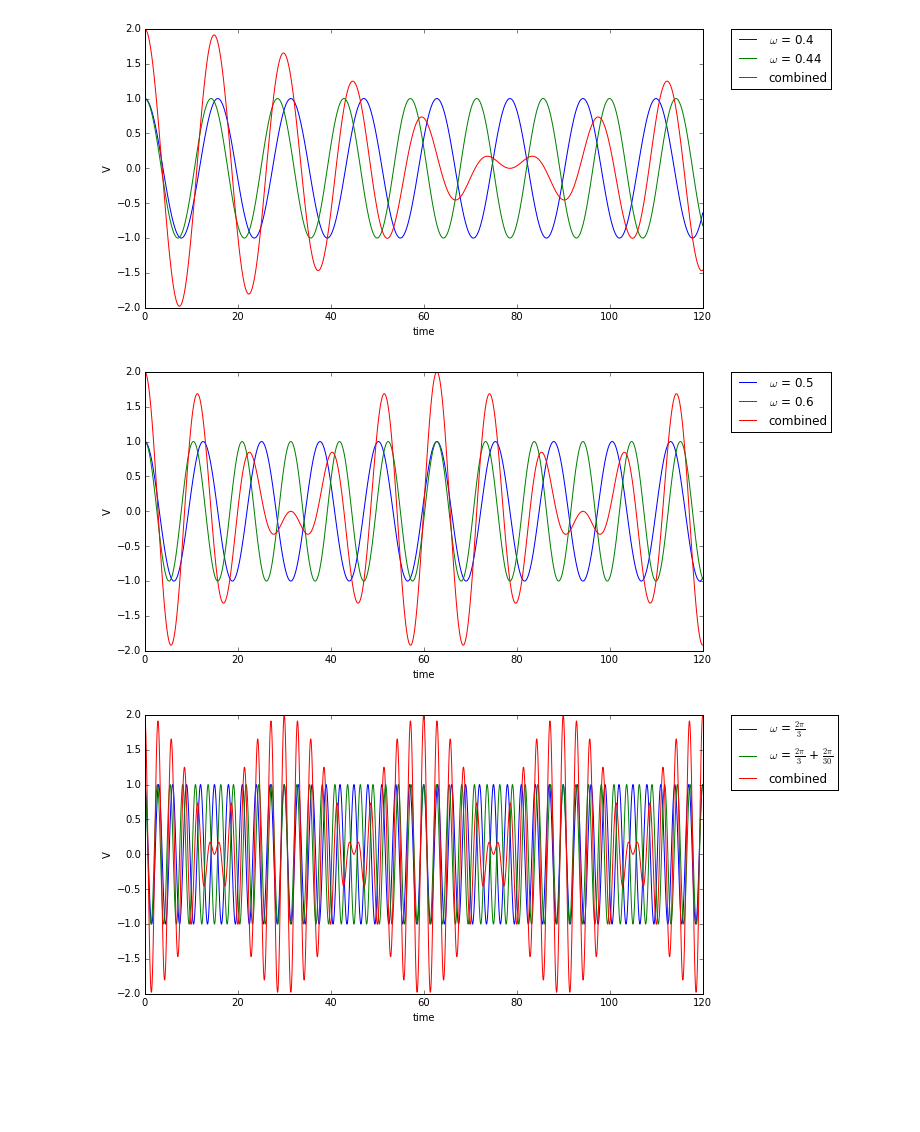
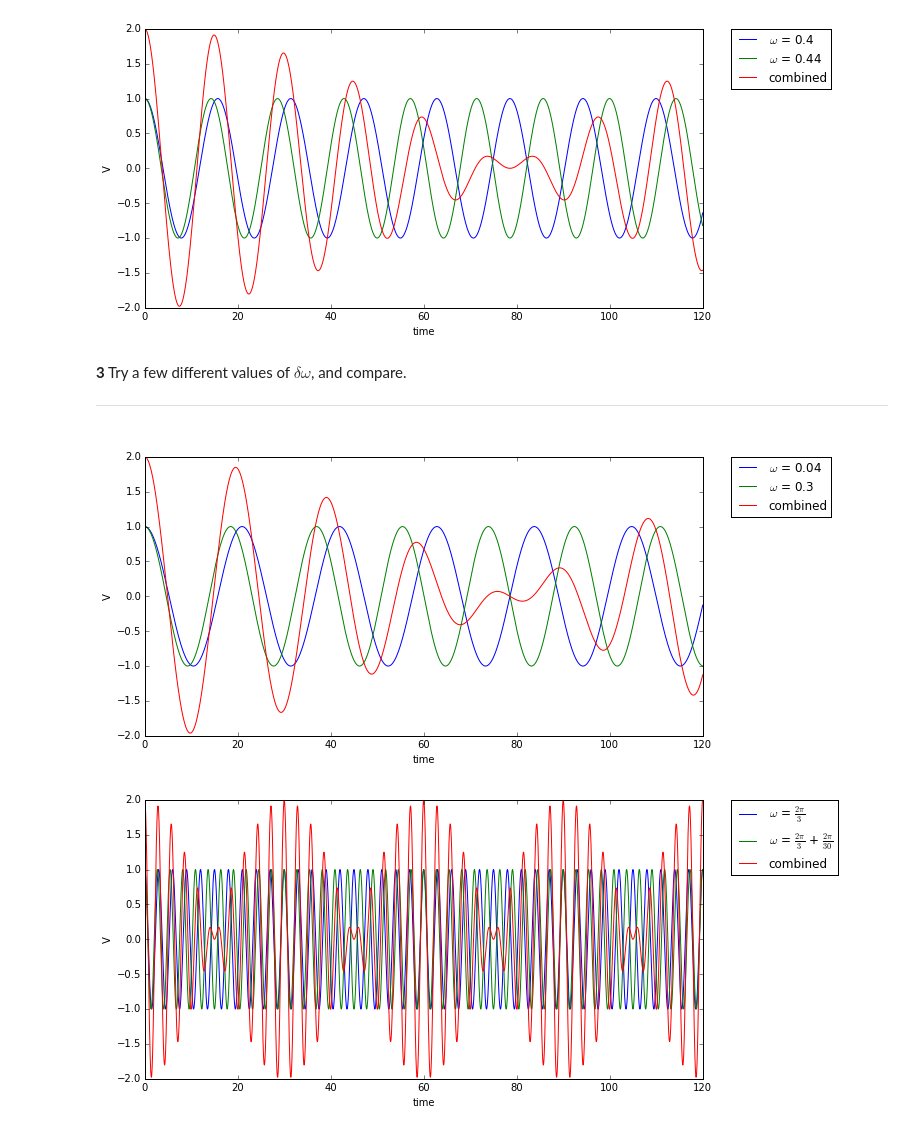
Before and after one commit to mpgriff/P411Assignments, a Jupyter notebook: p411a1-mattgriffiths.ipynb, the cells around one changed output. Saved outputs shown, nothing was run; the diff lists cells and outputs as text; code cells hidden in the pictures; blank space fills up the shorter version.

```diff
--- a/p411a1-mattgriffiths.ipynb
+++ b/p411a1-mattgriffiths.ipynb
@@ -31,26 +53,29 @@ plt.ylabel('V')
 plt.show()
 # %% [output]
 [figure]
+# %% [markdown]
+**3** Try a few different values of $\delta\omega$, and compare.<hr>
 # %%
-dw = 0.1
-w = 0.5
+t = np.linspace(0,120, elements)
+dw = 0.04
+w = 0.3
 A1 = 1
 A2 = 1
 
 x1 = A1*np.cos(w*t)
 x2 = A2*np.cos((w+dw)*t)
 x = x1 + x2
 
 plt.figure(figsize=(10,5))
-plt.plot(t, x1, label=r'$\omega$ = 0.5')
-plt.plot(t, x2, label=r'$\omega$ = 0.6')
+plt.plot(t, x1, label=r'$\omega$ = 0.04')
+plt.plot(t, x2, label=r'$\omega$ = 0.3')
 plt.plot(t, x, label="combined")
 plt.legend(bbox_to_anchor=(1.05, 1), loc=2, borderaxespad=0.)
 plt.xlabel('time')
 plt.ylabel('V')
 plt.show()
 # %% [output]
-[figure, old version]
+[figure, new version]
 # %%
 w = 2*m.pi/3
 dw = 2*m.pi/30
```
Also changed, not shown: parts of 35 cells of this notebook, 1 other file.
